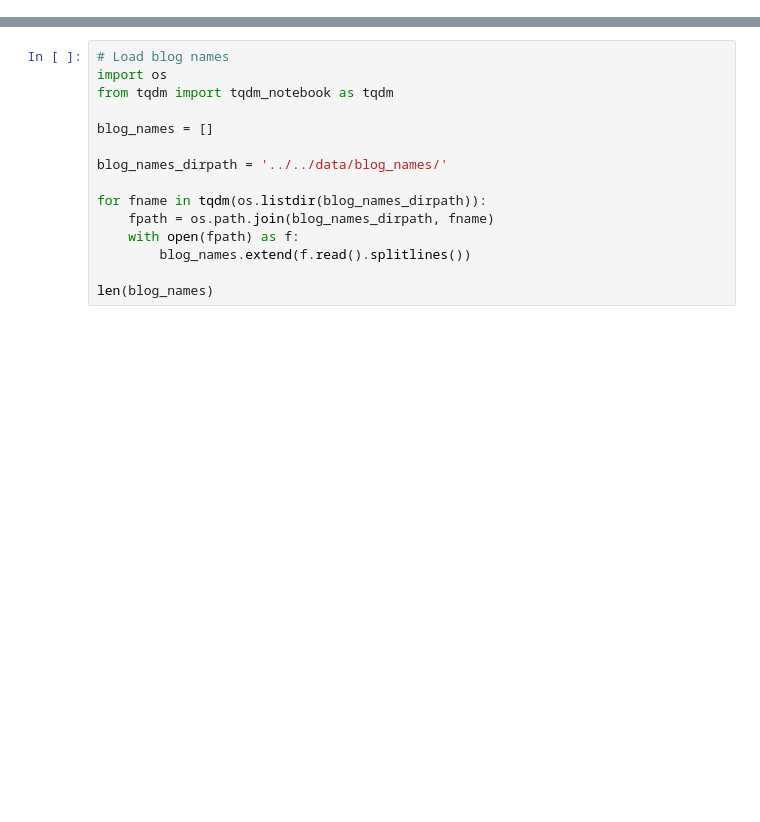
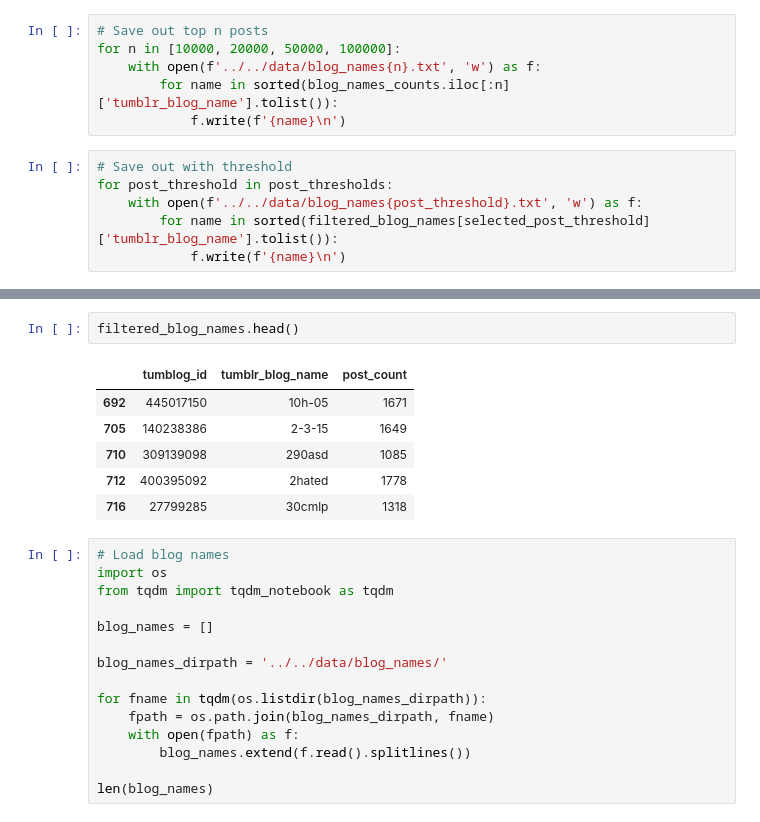
Before and after one commit to michaelmilleryoder/tumblr-scripts, a Jupyter notebook: jupyter/style_features_data.ipynb, the cells around one changed output, grey strips where cells are left out. Saved outputs shown, nothing was run; the diff lists cells and outputs as text; blank space fills up the shorter version.

```diff
--- a/jupyter/style_features_data.ipynb
+++ b/jupyter/style_features_data.ipynb
@@ -2,0 +39,12 @@
+# %%
+# Save out top n posts
+for n in [10000, 20000, 50000, 100000]:
+    with open(f'../../data/blog_names{n}.txt', 'w') as f:
+        for name in sorted(blog_names_counts.iloc[:n]['tumblr_blog_name'].tolist()):
+            f.write(f'{name}\n')
+# %%
+# Save out with threshold
+for post_threshold in post_thresholds:
+    with open(f'../../data/blog_names{post_threshold}.txt', 'w') as f:
+        for name in sorted(filtered_blog_names[selected_post_threshold]['tumblr_blog_name'].tolist()):
+            f.write(f'{name}\n')
@@ -3,3 +64,12 @@
+# %%
+filtered_blog_names.head()
+# %% [output]
+|  | tumblog_id | tumblr_blog_name | post_count |
+| 692 | 445017150 | 10h-05 | 1671 |
+| 705 | 140238386 | 2-3-15 | 1649 |
+| 710 | 309139098 | 290asd | 1085 |
+| 712 | 400395092 | 2hated | 1778 |
+| 716 | 27799285 | 30cmlp | 1318 |
 # %%
 # Load blog names
 import os
```
Also changed, not shown: parts of 7 cells of this notebook, 1 other file.
